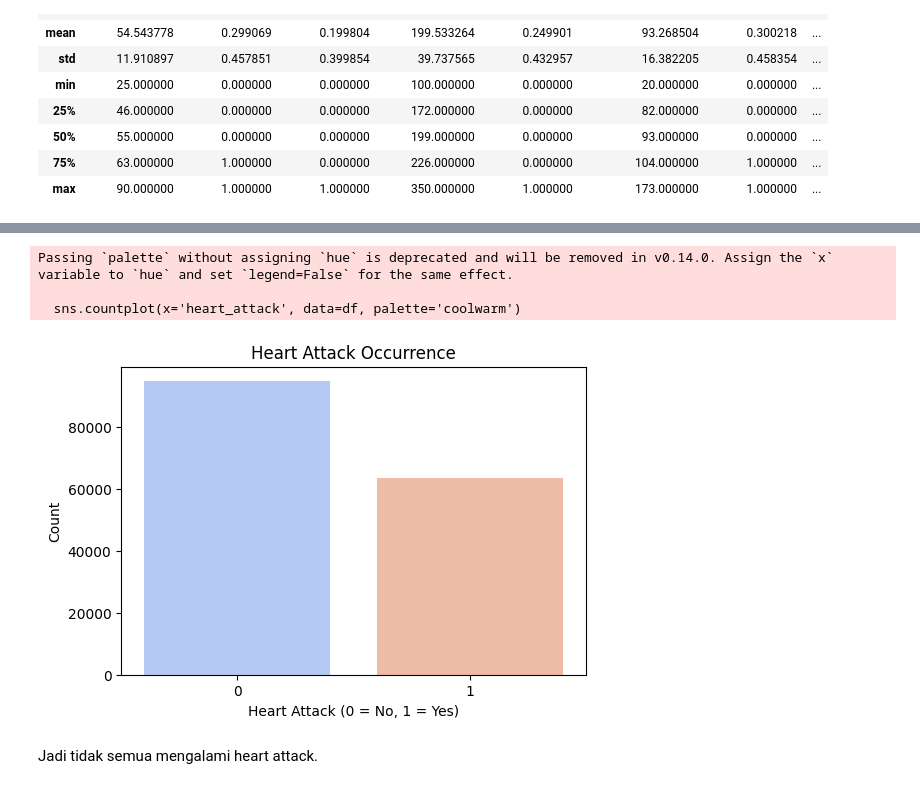
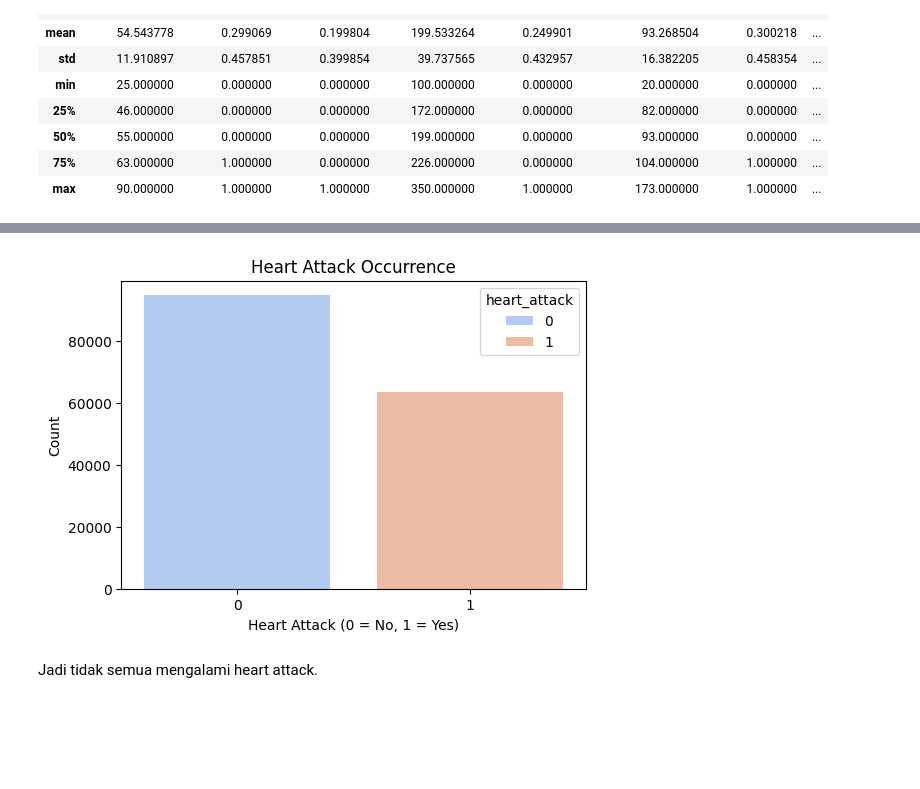
Before and after one commit to lilyypages/heart-attack-prediction-indonesia, a Jupyter notebook: AnalyzeData.ipynb, the cells around one changed output, grey strips where cells are left out. Cells and saved outputs as stored; diff of their text form; code cells hidden in the pictures; blank space fills up the shorter version.

```diff
--- a/ProjectMatdis_HeartAttact.ipynb
+++ b/AnalyzeData.ipynb
@@ -6,5 +7,7 @@ import seaborn as sns
 # %%
-df = pd.read_csv("C:/Users/Talitha Sukma/Downloads/heart_attack_prediction_indonesia.csv")
+path = "./data/"
+file = os.path.join(path, "heart_attack_prediction_indonesia.csv")
+df = pd.read_csv(file)
 # %%
 df.head () .T
 # %% [output]
@@ -205,16 +208,13 @@ dtype: object
 # %%
 # Distribution of target variable (heart attack cases)
 plt.figure(figsize=(6,4))
-sns.countplot(x='heart_attack', data=df, palette='coolwarm')
+sns.countplot(x='heart_attack', data=df, palette='coolwarm', hue='heart_attack')
 plt.title("Heart Attack Occurrence")
 plt.xlabel("Heart Attack (0 = No, 1 = Yes)")
 plt.ylabel("Count")
 plt.show()
 # %% [output]
-Passing `palette` without assigning `hue` is deprecated and will be removed in v0.14.0. Assign the `x` variable to `hue` and set `legend=False` for the same effect.
-
-  sns.countplot(x='heart_attack', data=df, palette='coolwarm')
-[figure, old version]
+[figure, new version]
 # %% [markdown]
 Jadi tidak semua mengalami heart attack.
 # %%
```
Also changed, not shown: parts of 8 cells of this notebook, 2 other files.
